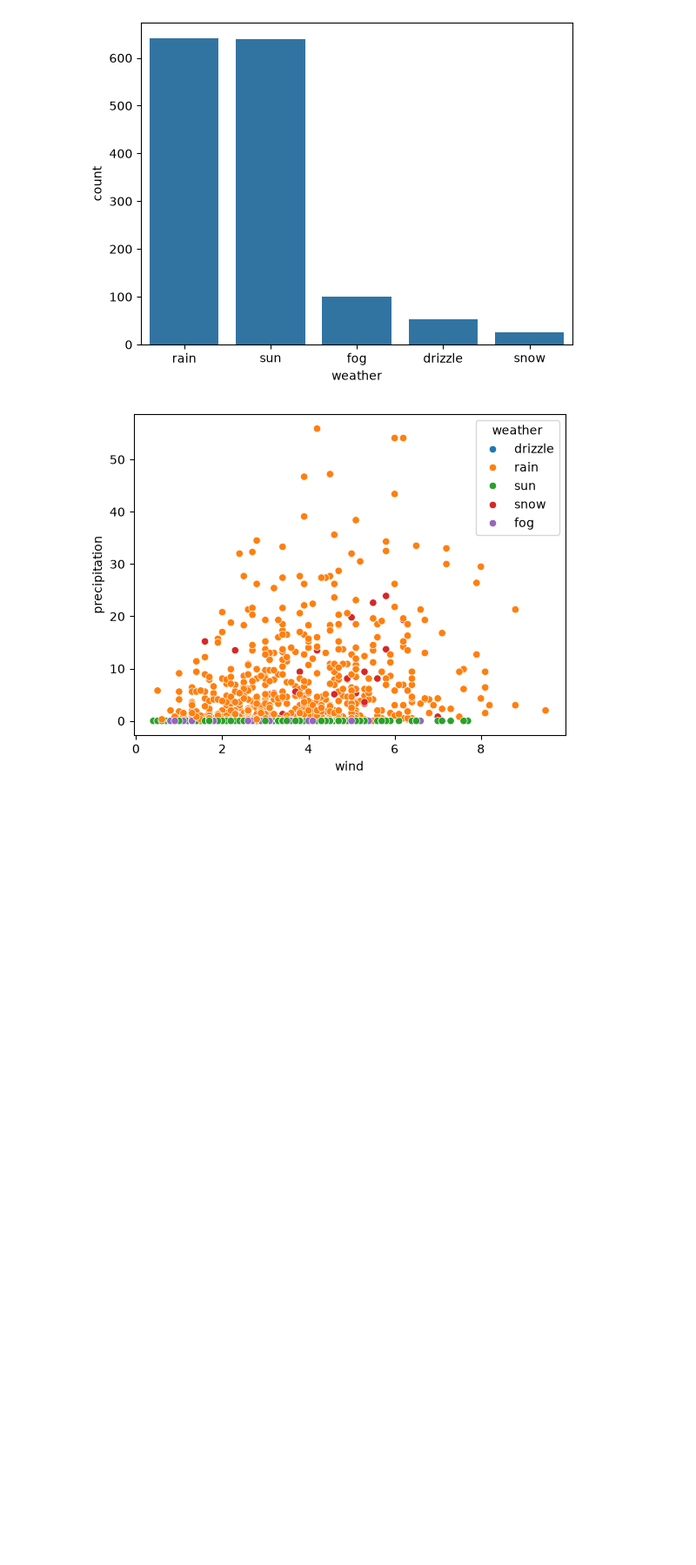
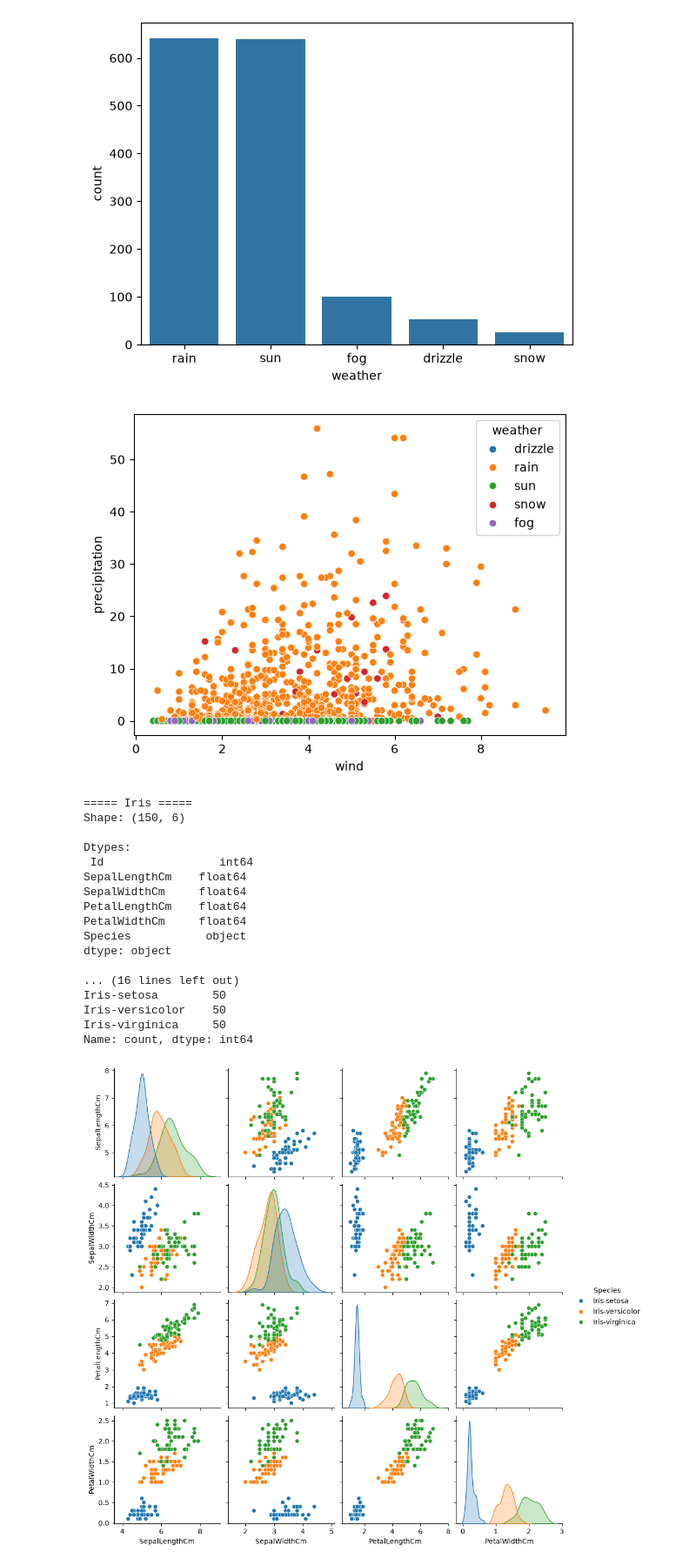
Before and after one commit to IIIT-Pune-ML/ml-lab2-chinmayy777, a Jupyter notebook: 112415054.ipynb, the cells around one changed output. Shown at 87% size. Cells and saved outputs as stored; diff of their text form; code cells hidden in the pictures; blank space fills up the shorter version.

```diff
--- a/112415054.ipynb
+++ b/112415054.ipynb
@@ -318,6 +318,8 @@ paths = {
     'titles':    'data/archive (5)/titles.csv',
     'cars':      'data/archive (6)/Sport car price.csv',
     'students':  'data/archive (7)/StudentPerformanceFactors.csv',
+    'villagers': 'data/animalCrossing/villagers.csv',
+    'fifa':      'data/fifa/fifa2026_player_performance_clean.csv',
 }
 
 data = {name: pd.read_csv(p) for name, p in paths.items()}
@@ -366,3 +368,40 @@ Missing days: DatetimeIndex([], dtype='datetime64[ns]', freq='D')
 [figure]
 [figure]
 [figure]
+# %%
+iris = data['iris'].copy()
+num_cols = profile(iris, 'Iris')
+print(iris['Species'].value_counts())
+
+iris = iris.drop(columns=['Id'])
+
+sns.pairplot(iris, hue='Species')
+plt.show()
+
+sns.boxplot(data=iris, x='Species', y='PetalLengthCm')
+plt.show()
+
+sns.scatterplot(data=iris, x='PetalLengthCm', y='PetalWidthCm', hue='Species')
+plt.show()
+
+sns.heatmap(iris.drop(columns=['Species']).corr(), annot=True, cmap='coolwarm')
+plt.show()
+# %% [output]
+===== Iris =====
+Shape: (150, 6)
+
+Dtypes:
+ Id                 int64
+SepalLengthCm    float64
+SepalWidthCm     float64
+PetalLengthCm    float64
+PetalWidthCm     float64
+Species           object
+dtype: object
+
+... (16 lines left out)
+Iris-setosa        50
+Iris-versicolor    50
+Iris-virginica     50
+Name: count, dtype: int64
+[figure, added]
```
Also changed, not shown: parts of 9 cells of this notebook.
